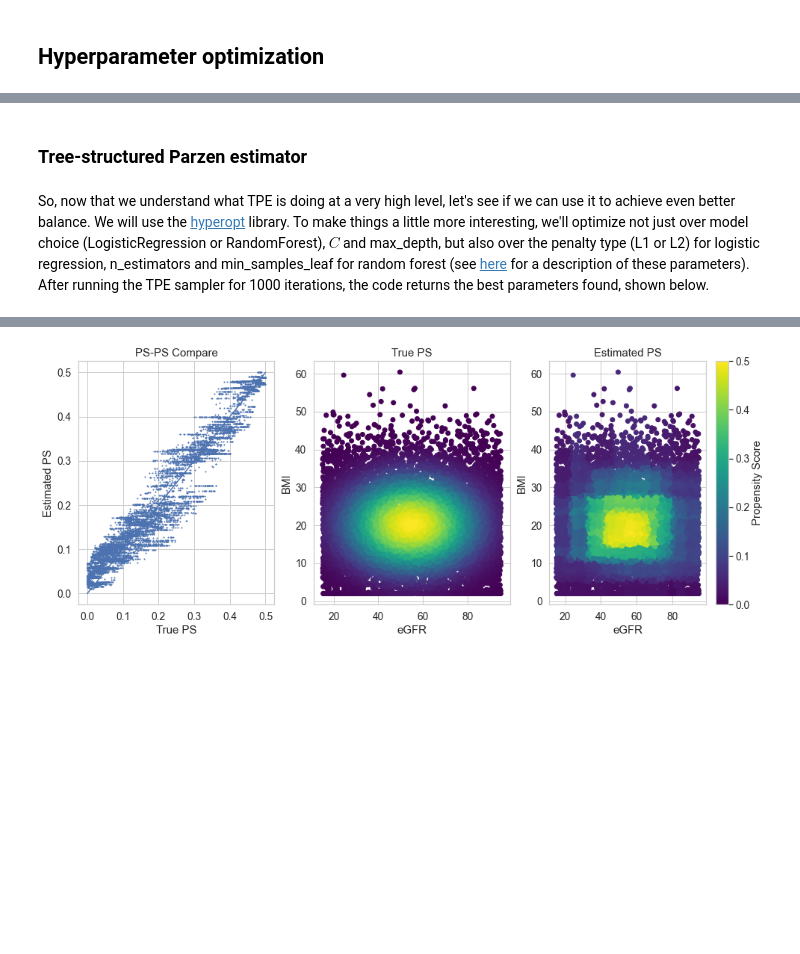
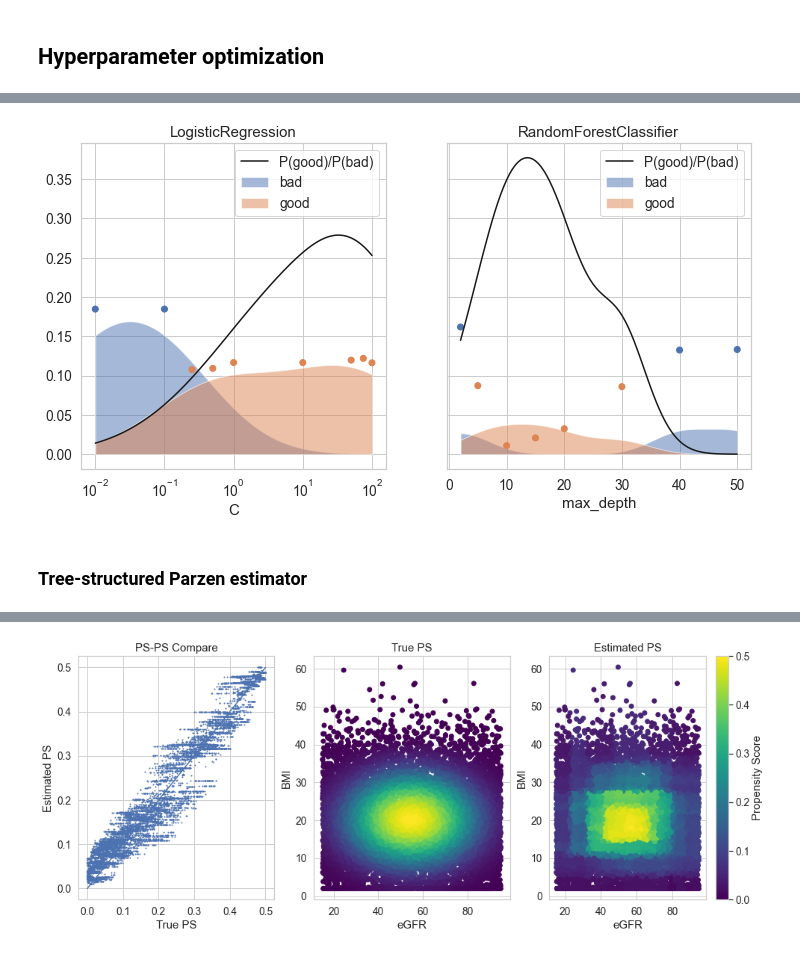
Before and after one commit to sprivite/blog, a Jupyter notebook: blog/hyperparameter_optimization.ipynb, the cells around one changed output, grey strips where cells are left out. Cells and saved outputs as stored; diff of their text form; code cells hidden in the pictures; blank space fills up the shorter version.

```diff
--- a/blog/hyperparameter_optimization.ipynb
+++ b/blog/hyperparameter_optimization.ipynb
@@ -445,8 +507,41 @@ This simple calculation, which you just did in your brain instinctively, is real
+# %%
+#| label: fig-hyperopt-tpe-fit
+#| class: preview-image
+#| fig-cap: "Sampling distribution obtained by fitting Gaussian KDEs to the observed values of the balance for each type."
+#| include: true
+#| echo: false
+
+fig, axes = plt.subplots(1, 2, figsize=(12,6), sharey=True)
+
+colors = plt.rcParams["axes.prop_cycle"].by_key()["color"]
+x = np.logspace(-2, 2, 100)
+y_bad = np.exp(bad_lr_kde.score_samples(np.log([x]).T))
+axes[0].fill_between(x, y_bad, 0, label='bad', alpha=0.5)
+y_good = np.exp(good_lr_kde.score_samples(np.log([x]).T))
+axes[0].fill_between(x, y_good, 0, label='good', alpha=0.5)
+axes[0].scatter(C, balance_lr, c=[colors[0] if b > Bstar else colors[1] for b in balance_lr])
+axes[0].plot(x, 0.25 * y_good/(1e-1 + y_bad), c='k', linewidth=1.5, label='P(good)/P(bad)')
+axes[0].legend()
+axes[0].set_xlabel('C')
+axes[0].semilogx()
+_ = axes[0].set_title('LogisticRegression')
+
+x = np.linspace(2, 50, 97)
+y_bad = np.exp(bad_rf_kde.score_samples(np.array([x]).T))
+axes[1].fill_between(x, y_bad, 0, label='bad', alpha=0.5)
+y_good = np.exp(good_rf_kde.score_samples(np.array([x]).T))
+axes[1].fill_between(x, y_good, 0, label='good', alpha=0.5)
+axes[1].scatter(max_depth, balance_rf, c=[colors[0] if b > Bstar else colors[1] for b in balance_rf])
+
+axes[1].plot(x, y_good/(1e-1 + y_bad), c='k', linewidth=1.5, label='P(good)/P(bad)')
+axes[1].legend()
+axes[1].set_xlabel('max_depth')
+_ = axes[1].set_title('RandomForestClassifier')
+# %% [output]
+[figure, added]
 # %% [markdown]
 ### Tree-structured Parzen estimator
 # %%
 import sys
 sys.path.append('/Users/sprivite/opt/anaconda3/lib/python3.9/site-packages')
 from hyperopt import hp
-# %% [markdown]
-So, now that we understand what TPE is doing at a very high level, let's see if we can use it to achieve even better balance. We will use the [hyperopt](http://hyperopt.github.io/hyperopt/) library. To make things a little more interesting, we'll optimize not just over model choice (LogisticRegression or RandomForest), $C$ and max_depth, but also over the penalty type (L1 or L2) for logistic regression, n_estimators and min_samples_leaf for random forest (see [here](https://scikit-learn.org/stable/modules/generated/sklearn.ensemble.RandomForestClassifier.html) for a description of these parameters). After running the TPE sampler for 1000 iterations, the code returns the best parameters found, shown below.
```
Also changed, not shown: parts of 44 cells of this notebook, 8 other files.
